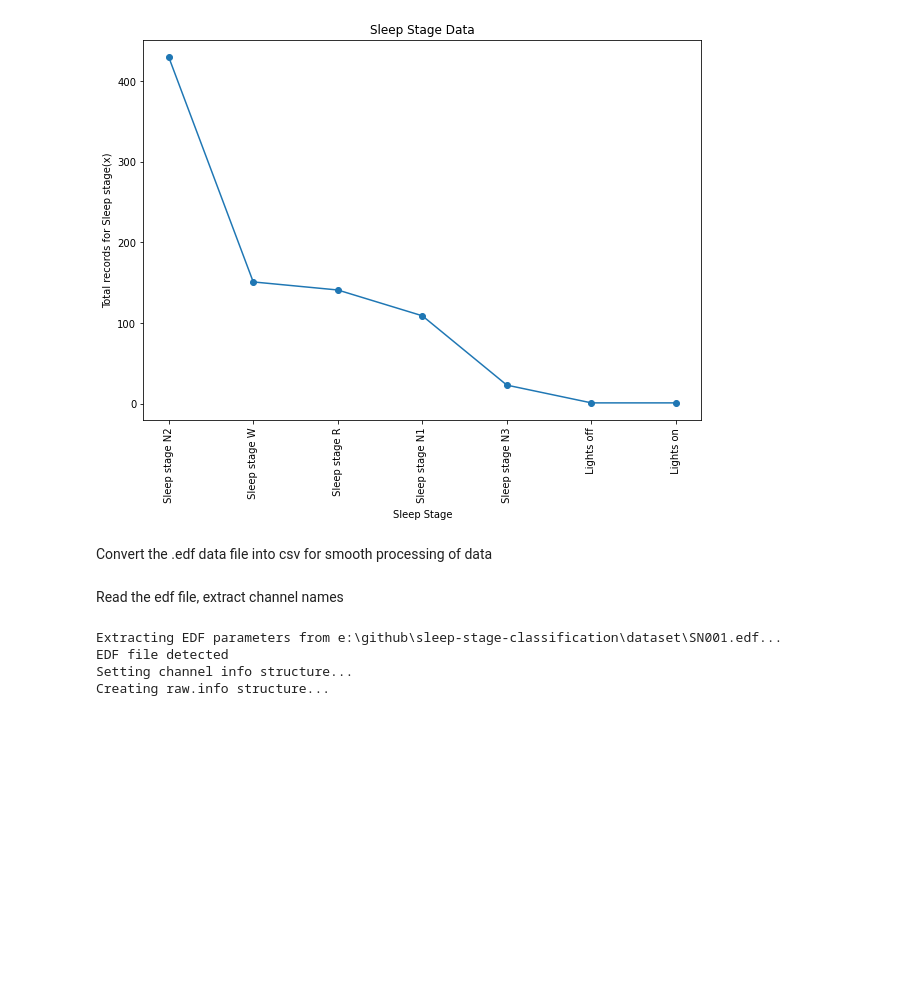
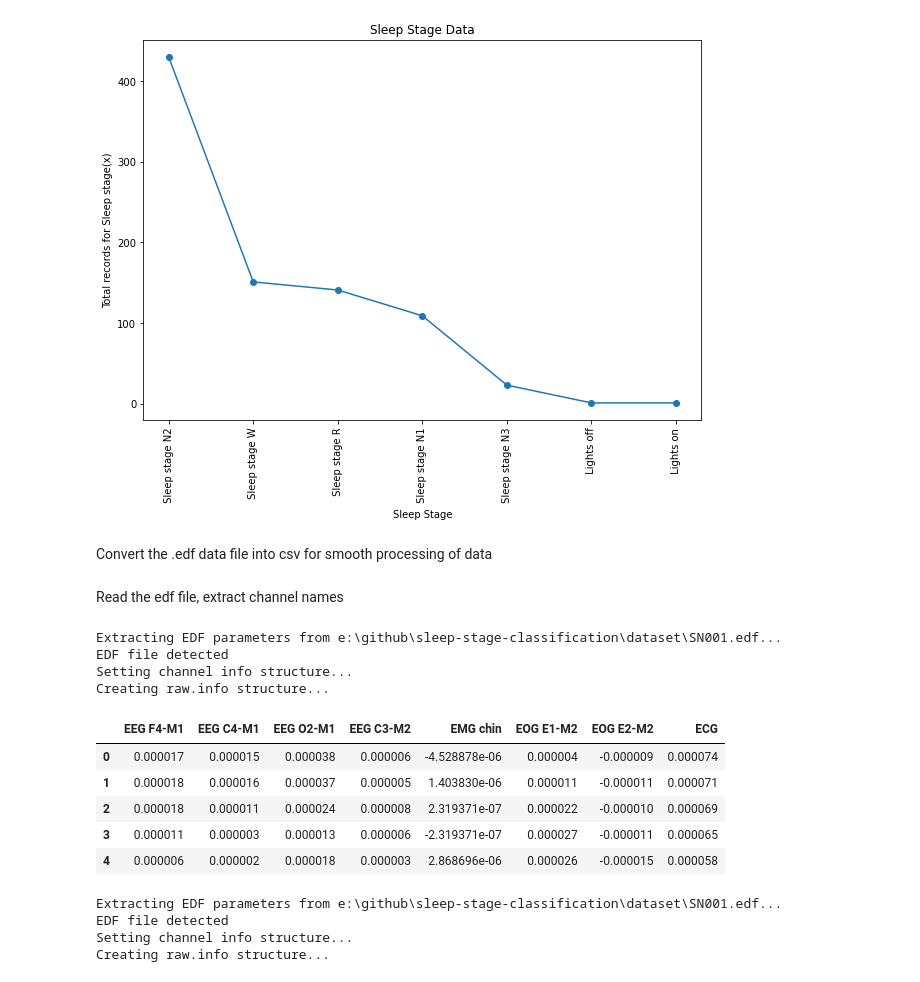
Before and after one commit to kkashish-10/sleep-stage-classification, a Jupyter notebook: sleep_stage_classification.ipynb, the cells around one changed output. Saved outputs shown, nothing was run; the diff lists cells and outputs as text; code cells hidden in the pictures; blank space fills up the shorter version.

```diff
--- a/sleep_stage_classification.ipynb
+++ b/sleep_stage_classification.ipynb
@@ -99,0 +101,10 @@ savetxt('../sleep-stage-classification/dataset/SN001.csv',edf_file.get_data().T,
+# %%
+data_d1=read_csv('../sleep-stage-classification/dataset/SN001.csv')
+data_d1.head()
+# %% [output]
+|  | EEG F4-M1 | EEG C4-M1 | EEG O2-M1 | EEG C3-M2 | EMG chin | EOG E1-M2 | EOG E2-M2 | ECG |
+| 0 | 0.000017 | 0.000015 | 0.000038 | 0.000006 | -4.528878e-06 | 0.000004 | -0.000009 | 0.000074 |
+| 1 | 0.000018 | 0.000016 | 0.000037 | 0.000005 | 1.403830e-06 | 0.000011 | -0.000011 | 0.000071 |
+| 2 | 0.000018 | 0.000011 | 0.000024 | 0.000008 | 2.319371e-07 | 0.000022 | -0.000010 | 0.000069 |
+| 3 | 0.000011 | 0.000003 | 0.000013 | 0.000006 | -2.319371e-07 | 0.000027 | -0.000011 | 0.000065 |
+| 4 | 0.000006 | 0.000002 | 0.000018 | 0.000003 | 2.868696e-06 | 0.000026 | -0.000015 | 0.000058 |
@@ -99,0 +114,9 @@ savetxt('../sleep-stage-classification/dataset/SN001.csv',edf_file.get_data().T,
+# %%
+raw_train=read_raw_edf(file_a)
+raw_train=raw_train.drop_channels(['EMG chin','ECG','EEG F4-M1','EEG O2-M1'])
+annot_train=read_annotations(file_b)
+# %% [output]
+Extracting EDF parameters from e:\github\sleep-stage-classification\dataset\SN001.edf...
+EDF file detected
+Setting channel info structure...
+Creating raw.info structure...
```
Also changed, not shown: parts of 16 cells of this notebook, 2 other files.
